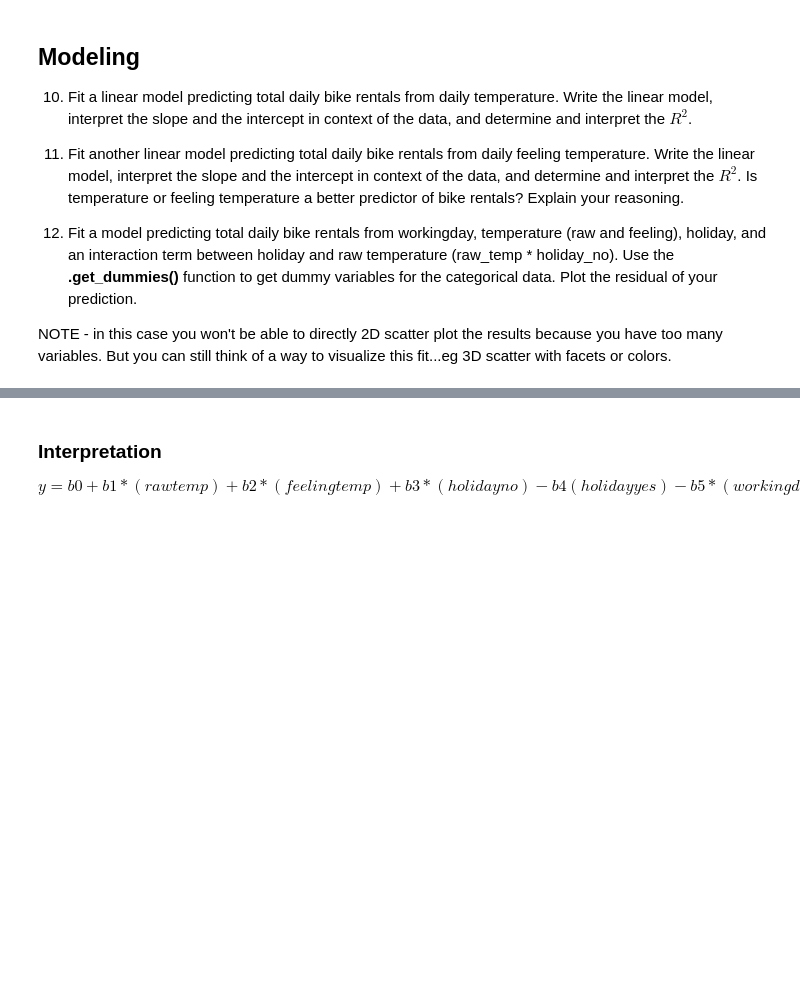
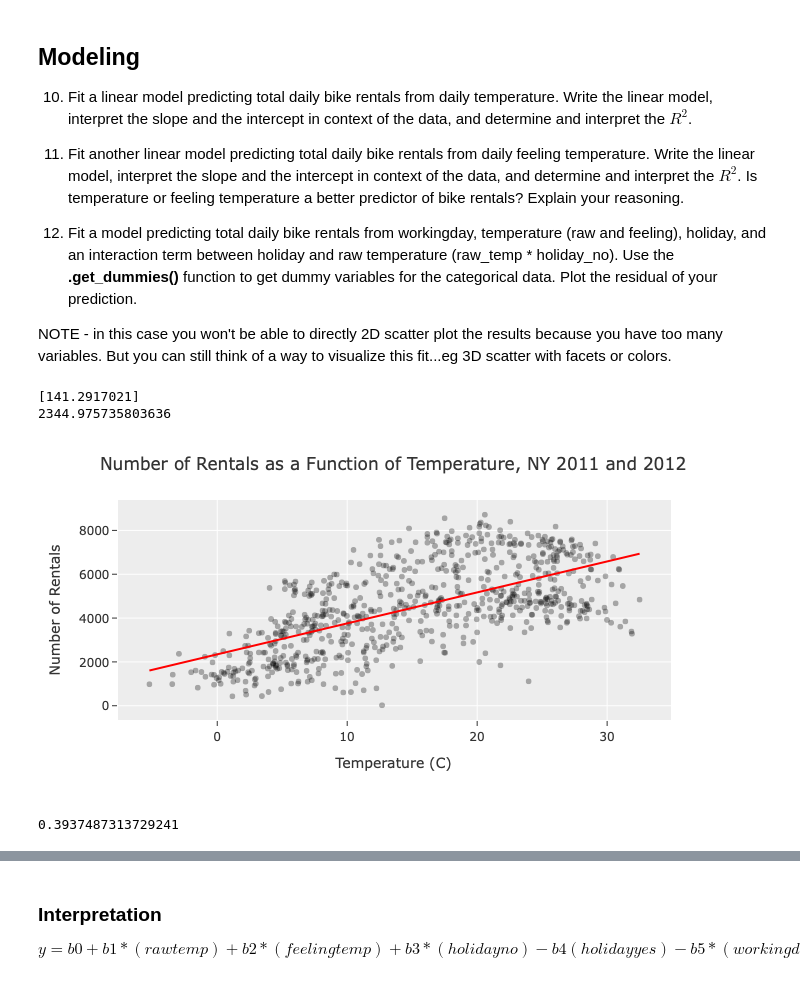
Before and after one commit to kayce-j/Data101study, a Jupyter notebook: Day17/Day17-HW.ipynb, the cells around one changed output, grey strips where cells are left out. Drawn from its saved outputs; the diff is of its cells as text; code cells hidden in the pictures; blank space fills up the shorter version.

```diff
--- a/Day17/Day17-HW.ipynb
+++ b/Day17/Day17-HW.ipynb
@@ -172,3 +212,40 @@ DF
 NOTE - in this case you won't be able to directly 2D scatter plot the results because you have too many variables. But you can still think of a way to visualize this fit...eg 3D scatter with facets or colors.
 # %%
 # Linear model cnt vs raw_temp
+
+x = DF['raw_temp'].values.reshape(-1,1)
+y = DF['cnt'].values
+
+LM = LinearRegression()
+LM.fit(x, y)
+
+print(LM.coef_)
+print(LM.intercept_)
+
+fig = px.scatter(DF,
+                 x = 'raw_temp',
+                 y = 'cnt',
+                 color_discrete_sequence=['black'],
+                 opacity = .3)
+
+fig.update_layout(template = 'ggplot2',
+                  title = 'Number of Rentals as a Function of Temperature, NY 2011 and 2012',
+                  title_x = .5,
+                  xaxis_title = "Temperature (C)",
+                  yaxis_title = "Number of Rentals")
+
+DF_fit = pd.DataFrame()
+DF_fit['T'] = DF['raw_temp']
+DF_fit['C'] = LM.coef_*DF_fit['T']+LM.intercept_
+DF_fit = DF_fit.sort_values('C')
+
+fig.add_trace(px.line(DF_fit, x = 'T', y = 'C', color_discrete_sequence= ['red']).data[0])
+
+fig.show()
+
+LM.score(x,y)
+# %% [output]
+[141.2917021]
+2344.975735803636
+[figure, added]
+0.3937487313729241
```
Also changed, not shown: parts of 12 cells of this notebook, 1 other file.
